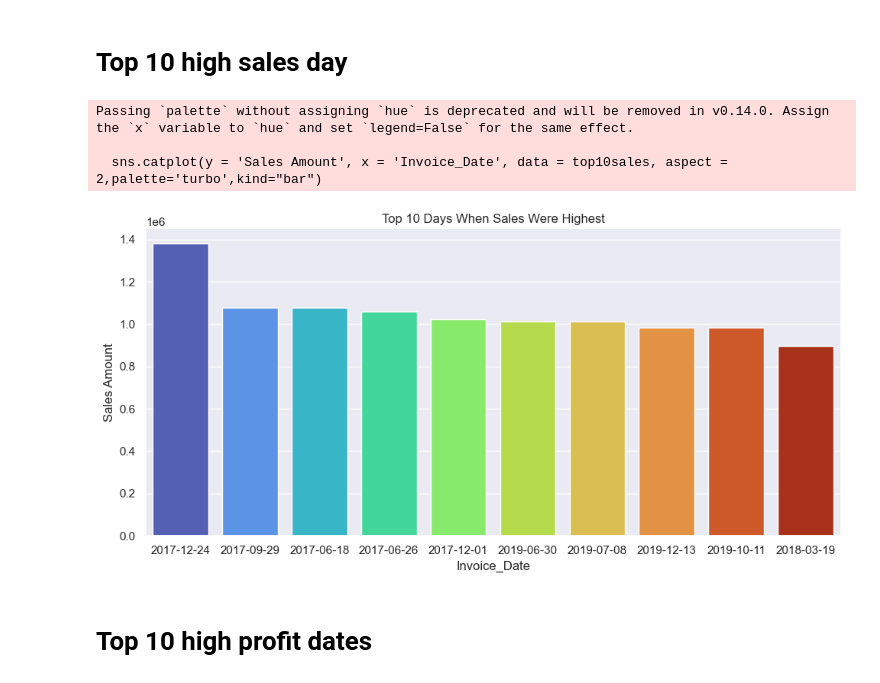
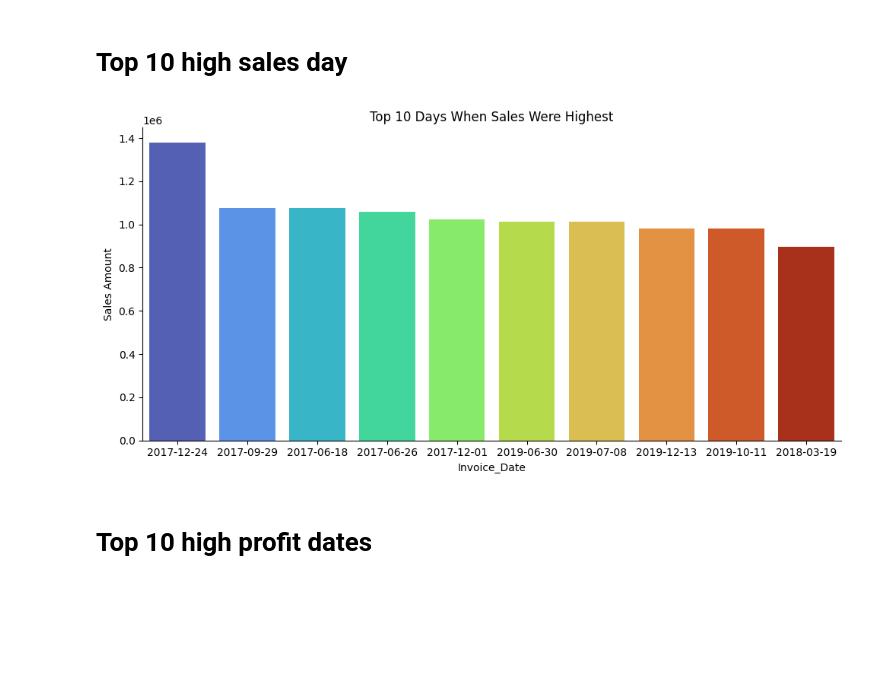
Before and after one commit to thithikshaslt/Amazon-Trends-Analysis, a Jupyter notebook: AmazonProject.ipynb, the cells around one changed output. Saved outputs shown, nothing was run; the diff lists cells and outputs as text; code cells hidden in the pictures; blank space fills up the shorter version.

```diff
--- a/AmazonProject.ipynb
+++ b/AmazonProject.ipynb
@@ -6,7 +17,7 @@ import matplotlib.pyplot as plt
 # %% [markdown]
 Load Dataset
 # %%
-df = pd.read_csv(r"C:\Users\slthi\Downloads\salesdata.csv", parse_dates=['DateKey','Invoice Date', 'Promised Delivery Date'])
+df = pd.read_csv(r"C:\Users\slthi\Downloads\salesdata.csv")
 df.head()
 # %% [output]
 |  | Custkey | DateKey | Discount Amount | Invoice Date | Invoice Number | Item Class | Item Number | Item | ... |
@@ -38,6 +44,3 @@ df.dropna(subset=['Discount Amount', 'Sales Price', 'Item Number'], inplace=True
-# %%
-df['Sales Rep'].fillna('Unknown', inplace=True)
-df['U/M'].fillna('Not Specified', inplace=True)
 # %%
 df.isnull().sum()
 # %% [output]
@@ -165,8 +197,6 @@ Observations:
 
 3- Sales quantity is moderately related to Sales amount, discount amount, sales margin amount.
 Their is no relation Between Sales Rep and Sales Amount, Sales Margin Amount.
-# %%
-sns.set(style = 'darkgrid')
 # %% [markdown]
 # Top 10 high sales day
 # %%
@@ -181,15 +211,21 @@ top10sales = (
     .head(10)
 )
 # %%
-sns.catplot(y = 'Sales Amount', x = 'Invoice_Date', data = top10sales, aspect = 2,palette='turbo',kind="bar")
+sns.catplot(
+    y='Sales Amount',
+    x='Invoice_Date',
+    data=top10sales,
+    aspect=2,
+    palette='turbo',
+    kind="bar",
+    hue='Invoice_Date',
+    legend=False
+)
+
 plt.title('Top 10 Days When Sales Were Highest')
-top10sales[['Sales Amount']]
 plt.show()
 # %% [output]
-Passing `palette` without assigning `hue` is deprecated and will be removed in v0.14.0. Assign the `x` variable to `hue` and set `legend=False` for the same effect.
-
-  sns.catplot(y = 'Sales Amount', x = 'Invoice_Date', data = top10sales, aspect = 2,palette='turbo',kind="bar")
-[figure, old version]
+[figure, new version]
 # %% [markdown]
 # Top 10 high profit dates
 # %%
```
Also changed, not shown: parts of 45 cells of this notebook.
